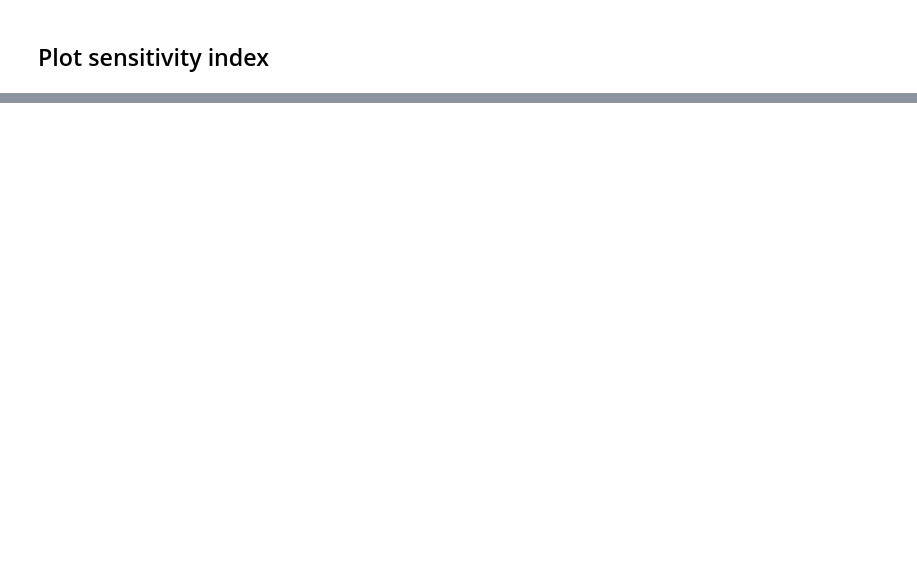
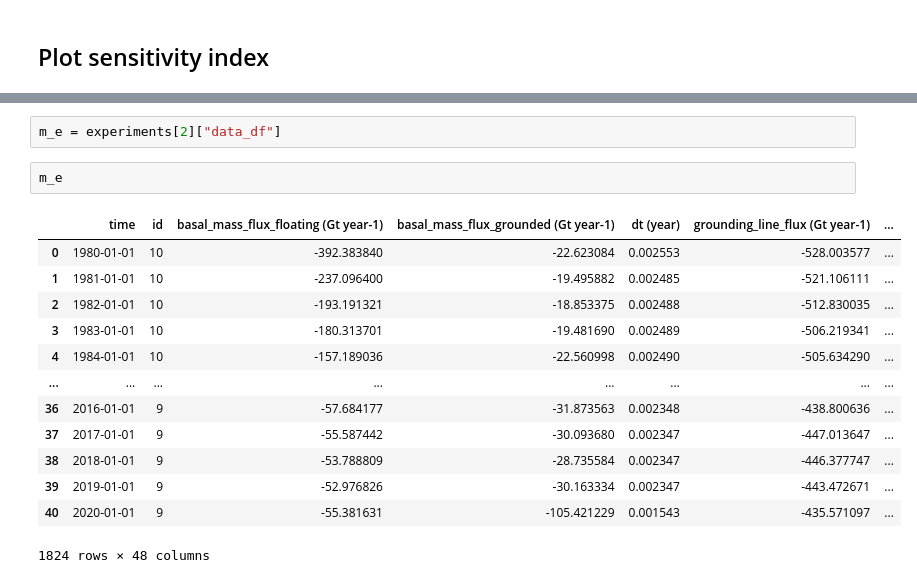
Before and after one commit to pism/pism-ragis, a Jupyter notebook: notebooks/analyze_hincasts.ipynb, the cells around one changed output, grey strips where cells are left out. Saved outputs shown, nothing was run; the diff lists cells and outputs as text; blank space fills up the shorter version.

```diff
--- a/notebooks/analyze_hincasts.ipynb
+++ b/notebooks/analyze_hincasts.ipynb
@@ -341,0 +608,18 @@ fig.set_facecolor(bg_color)
+# %%
+m_e = experiments[2]["data_df"]
+# %%
+m_e
+# %% [output]
+|  | time | id | basal_mass_flux_floating (Gt year-1) | basal_mass_flux_grounded (Gt year-1) | dt (year) | grounding_line_flux (Gt year-1) | ... |
+| 0 | 1980-01-01 | 10 | -392.383840 | -22.623084 | 0.002553 | -528.003577 | ... |
+| 1 | 1981-01-01 | 10 | -237.096400 | -19.495882 | 0.002485 | -521.106111 | ... |
+| 2 | 1982-01-01 | 10 | -193.191321 | -18.853375 | 0.002488 | -512.830035 | ... |
+| 3 | 1983-01-01 | 10 | -180.313701 | -19.481690 | 0.002489 | -506.219341 | ... |
+| 4 | 1984-01-01 | 10 | -157.189036 | -22.560998 | 0.002490 | -505.634290 | ... |
+| ... | ... | ... | ... | ... | ... | ... | ... |
+| 36 | 2016-01-01 | 9 | -57.684177 | -31.873563 | 0.002348 | -438.800636 | ... |
+| 37 | 2017-01-01 | 9 | -55.587442 | -30.093680 | 0.002347 | -447.013647 | ... |
+| 38 | 2018-01-01 | 9 | -53.788809 | -28.735584 | 0.002347 | -446.377747 | ... |
+| 39 | 2019-01-01 | 9 | -52.976826 | -30.163334 | 0.002347 | -443.472671 | ... |
+| 40 | 2020-01-01 | 9 | -55.381631 | -105.421229 | 0.001543 | -435.571097 | ... |
+1824 rows × 48 columns
```
Also changed, not shown: parts of 17 cells of this notebook, 7 other files.
